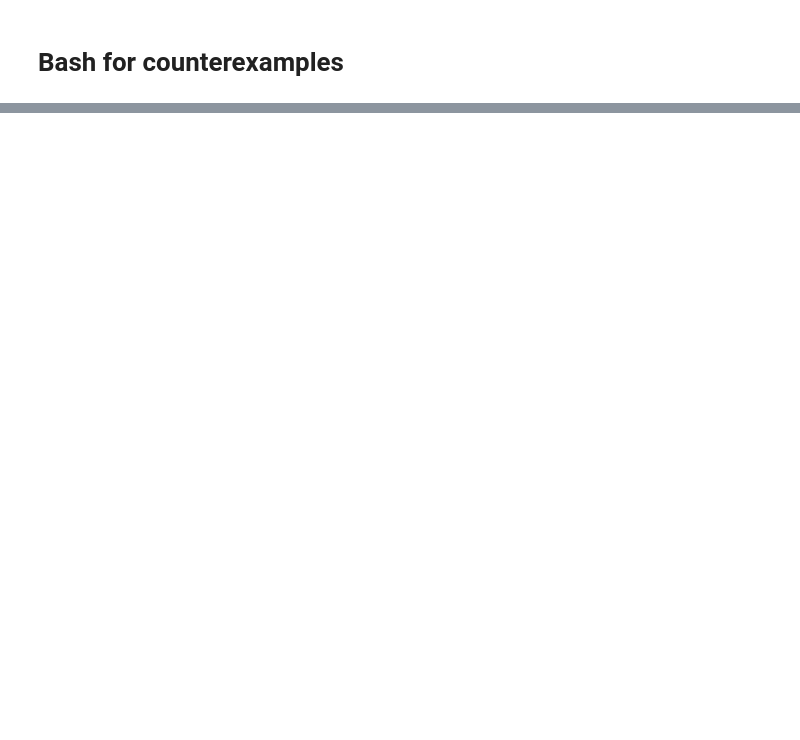
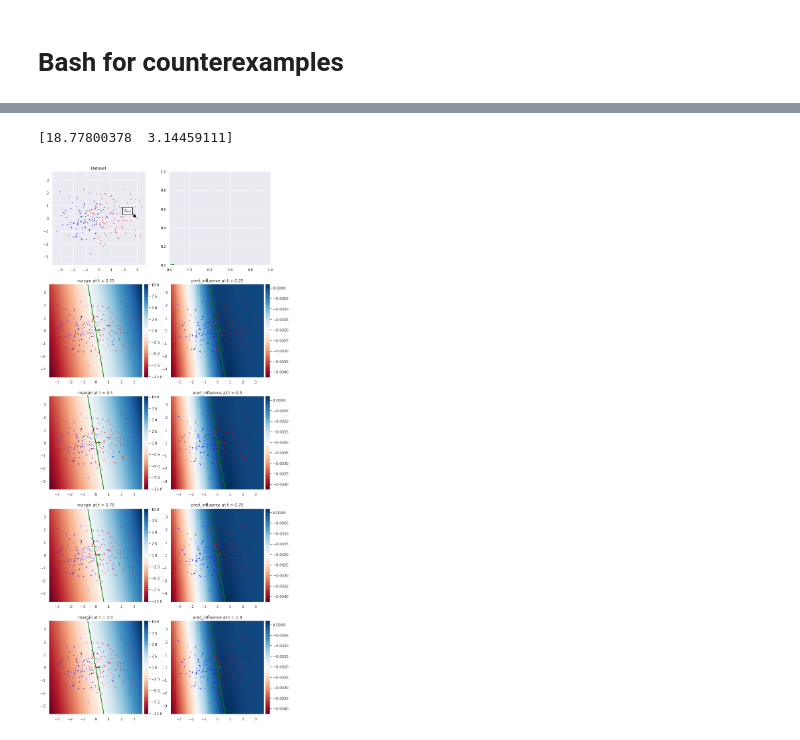
Before and after one commit to bbbert/influence-release, a Jupyter notebook: scripts/bash_examples.ipynb, the cells around one changed output, grey strips where cells are left out. Saved outputs shown, nothing was run; the diff lists cells and outputs as text; code cells hidden in the pictures; blank space fills up the shorter version.

```diff
--- a/scripts/bash_examples.ipynb
+++ b/scripts/bash_examples.ipynb
@@ -236,0 +319,8 @@ find_counterexample(X, y, M=3, lm=LogisticRegression())
+# %%
+N, D = 200, 2
+X, y = generate_gaussian_mixture(N, D, separation=2, seed=0)
+# %%
+experiment(X, y, (np.array([3, 0]), 1), what_to_plot="margin_infl")
+# %% [output]
+[18.77800378  3.14459111]
+[figure, added]
```
Also changed, not shown: parts of 9 cells of this notebook, 3 other files.
